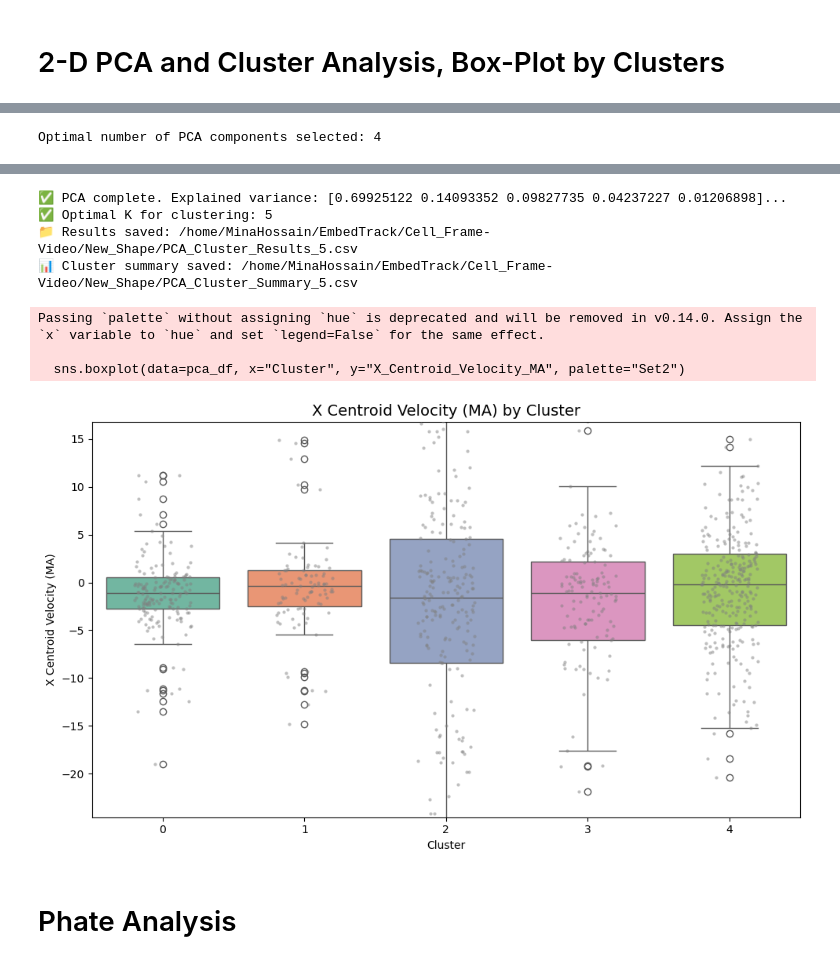
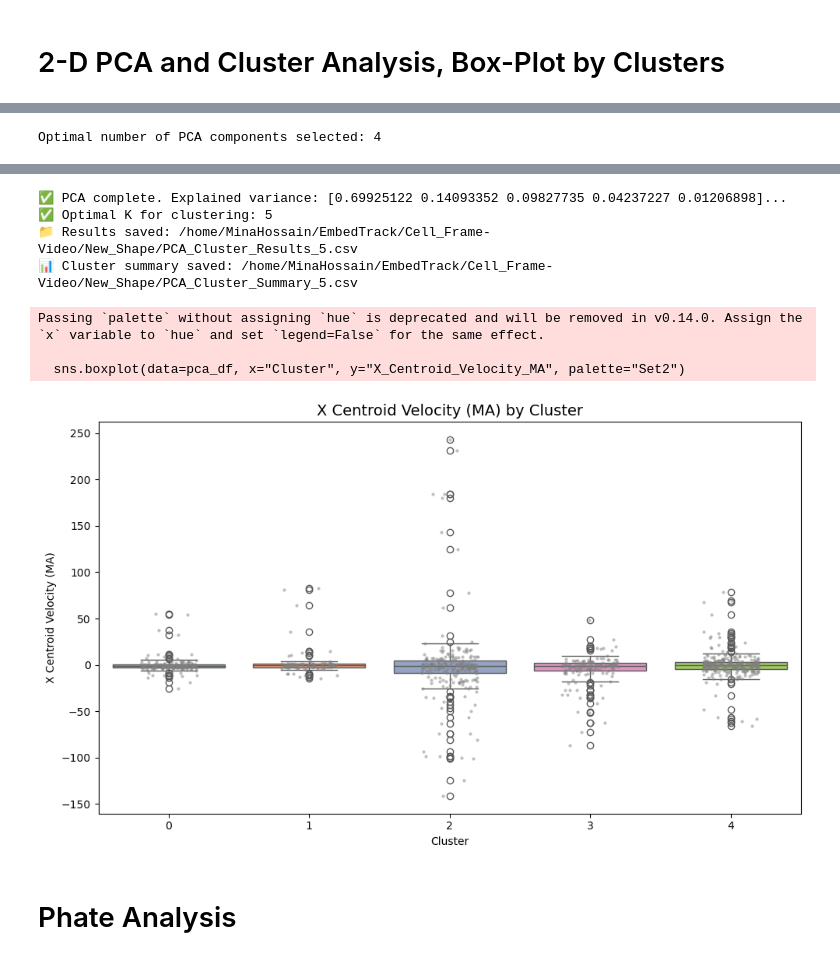
Before and after one commit to mina-mahbub/EmbedTrack_Mina, a Jupyter notebook: Cell_Frame-Video/Track_video.ipynb, the cells around one changed output, grey strips where cells are left out. Saved outputs shown, nothing was run; the diff lists cells and outputs as text; code cells hidden in the pictures.

```diff
--- a/Cell_Frame-Video/Track_video.ipynb
+++ b/Cell_Frame-Video/Track_video.ipynb
@@ -104,12 +104,9 @@ from sklearn.metrics import silhouette_score
 #                 ax.text(loc[1], loc[0], str(label), **txt_args)
 # %%
 # === Setup directories ===
-# mask_dir = "/home/MinaHossain/EmbedTrack/Shape_measure/HP4_TRA"  # <-- Update this if your mask directory is located elsewhere
-
-mask_dir= "/home/MinaHossain/EmbedTrack/ctc_raw_data/challenge/Cell-Data-P2/02_GT/TRA"
+mask_dir = "/home/MinaHossain/EmbedTrack/Shape_measure/HP4_TRA"  # <-- Update this if your mask directory is located elsewhere
 output_base_dir = "/home/MinaHossain/EmbedTrack/Cell_Frame-Video/Output"
-# output_frames_dir = os.path.join(output_base_dir, "frames")
-output_frames_dir = os.path.join(output_base_dir, "Frame_GT")
+output_frames_dir = os.path.join(output_base_dir, "frames")
 os.makedirs(output_frames_dir, exist_ok=True)
 
 # === Data structure to collect Frame -> Cell_IDs mapping ===
@@ -159,8 +156,7 @@ for idx, filename in enumerate(mask_files):
 # === Create video from frames — FIXED DIMENSIONS ===
 
 
-# video_output_path = os.path.join(output_base_dir, "mask_video_Label.mp4")
-video_output_path = os.path.join(output_base_dir, "mask_video_Label_GT.mp4")
+video_output_path = os.path.join(output_base_dir, "mask_video_Label.mp4")
 with imageio.get_writer(video_output_path, fps=1, format='ffmpeg') as video_writer:
     for idx in range(len(mask_files)):
         frame_path = os.path.join(output_frames_dir, f"frame_{idx:03d}.png")
@@ -175,7 +171,6 @@ for frame, cell_ids in frame_cell_map.items():
 
 frame_cell_df = pd.DataFrame(frame_cell_list)
 frame_cell_csv_path = os.path.join(output_base_dir, "Frame_cell_list_Label.csv")
-# frame_cell_csv_path = os.path.join(output_base_dir, "Frame_cell_list_Label_GT.csv")
 frame_cell_df.to_csv(frame_cell_csv_path, index=False)
 
 # Output paths
@@ -1461,8 +1456,6 @@ def apply_pca_with_clustering(csv_path, output_directory, window_size):
 
 
     # --- Seaborn Boxplot: X Centroid Velocity by Cluster ---
-    vmin = pca_df["X_Centroid_Velocity_MA"].quantile(0.05)
-    vmax = pca_df["X_Centroid_Velocity_MA"].quantile(0.95)
     plt.figure(figsize=(10, 6))
     sns.boxplot(data=pca_df, x="Cluster", y="X_Centroid_Velocity_MA", palette="Set2")
     sns.stripplot(data=pca_df, x="Cluster", y="X_Centroid_Velocity_MA", color='gray', alpha=0.5, jitter=0.2, size=3)
@@ -1470,7 +1463,6 @@ def apply_pca_with_clustering(csv_path, output_directory, window_size):
     plt.xlabel("Cluster")
     plt.ylabel("X Centroid Velocity (MA)")
     plt.tight_layout()
-    plt.ylim(vmin, vmax)
     # plt.savefig(os.path.join(output_directory, f"Seaborn_Boxplot_XVelocity_By_Cluster_{window_size}.png"))
     plt.show()
 
@@ -1508,34 +1500,34 @@ def apply_pca_with_clustering(csv_path, output_directory, window_size):
     # heatmap_path = os.path.join(output_directory, f"Cluster_Feature_Mean_Heatmap_K{optimal_k}_{window_size}.png")
     # # plt.savefig(heatmap_path)
     # plt.show()
 
     # print(f"🧠 Feature mean heatmap saved: {heatmap_path}")
 
 
 
 
 
 
 # Run it
 window_size = 5
 output_directory = "/home/MinaHossain/EmbedTrack/Cell_Frame-Video/New_Shape"
 input_directory= "/home/MinaHossain/EmbedTrack/Cell_Frame-Video/Output"
 csv_path = os.path.join(input_directory, f"Cells_Centroid_Velocity_TrueLabel_MA_{window_size}.csv")
 apply_pca_with_clustering(csv_path, output_directory, window_size)
 # %% [output]
 [figure]
 Optimal number of PCA components selected: 4
 [figure]
 [figure]
 [figure]
 ✅ PCA complete. Explained variance: [0.69925122 0.14093352 0.09827735 0.04237227 0.01206898]...
 ✅ Optimal K for clustering: 5
 📁 Results saved: /home/MinaHossain/EmbedTrack/Cell_Frame-Video/New_Shape/PCA_Cluster_Results_5.csv
 📊 Cluster summary saved: /home/MinaHossain/EmbedTrack/Cell_Frame-Video/New_Shape/PCA_Cluster_Summary_5.csv
 Passing `palette` without assigning `hue` is deprecated and will be removed in v0.14.0. Assign the `x` variable to `hue` and set `legend=False` for the same effect.
 
   sns.boxplot(data=pca_df, x="Cluster", y="X_Centroid_Velocity_MA", palette="Set2")
-[figure, old version]
+[figure, new version]
 # %% [markdown]
 # Phate Analysis
 # %%
```
Also changed, not shown: parts of 12 cells of this notebook, 11 other files.
